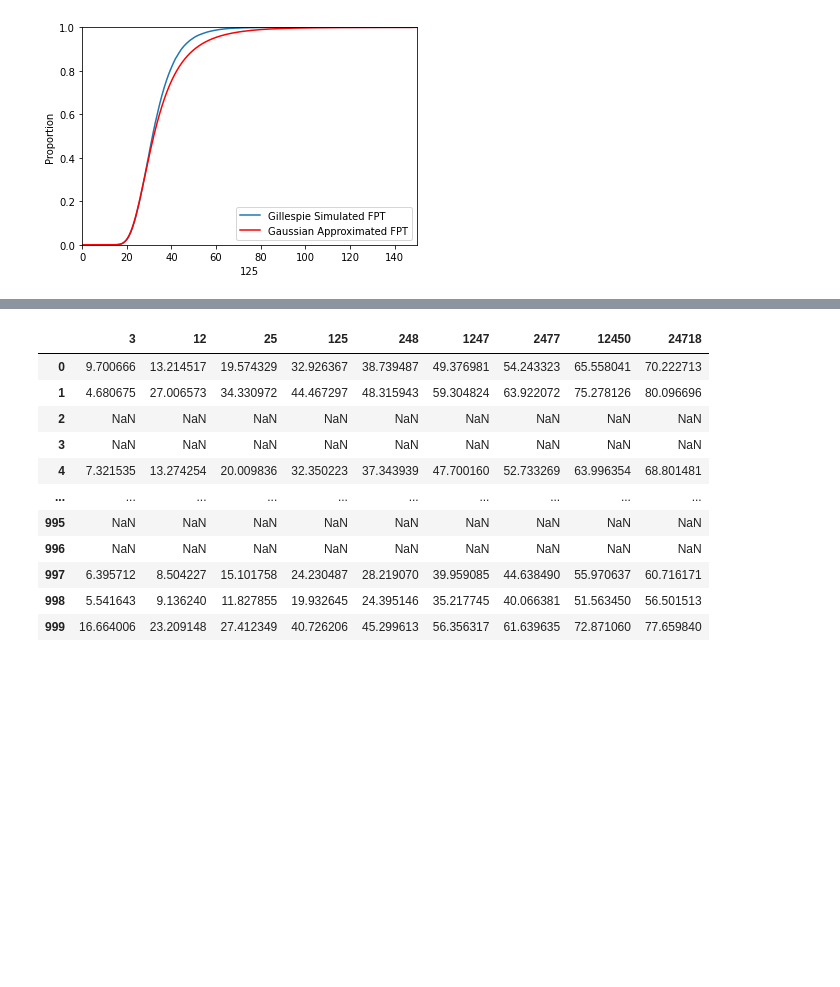
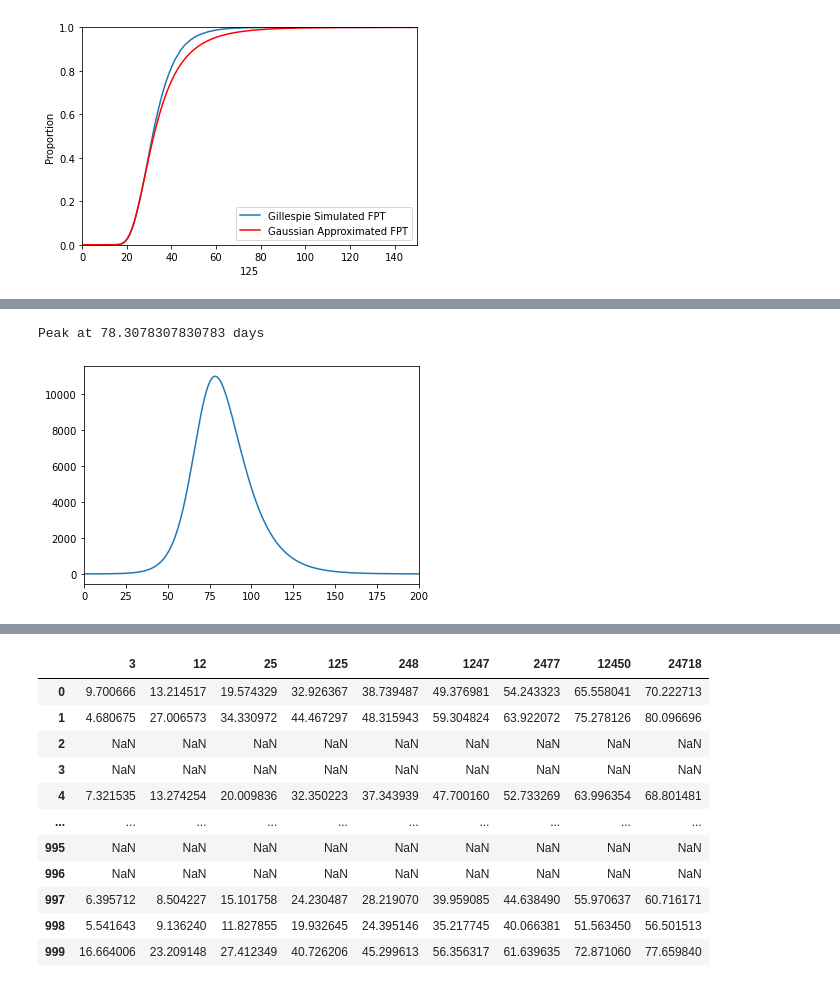
Before and after one commit to JCurran-Sebastian/FirstPassageTime_Branching, a Jupyter notebook: FirstPassageTime_Heterogeneous.ipynb, the cells around one changed output, grey strips where cells are left out. Cells and saved outputs as stored; diff of their text form; code cells hidden in the pictures; blank space fills up the shorter version.

```diff
--- a/FirstPassageTime_Heterogeneous.ipynb
+++ b/FirstPassageTime_Heterogeneous.ipynb
@@ -451,3 +472,13 @@ NameError: name 'Imax_feller' is not defined
+# %%
+inits1 = np.array((N-1, 1, R0))
+sir_curves1 = sp.integrate.odeint(sir_nov, inits1, time)
+I_curve1 = sir_curves1[:, 1]
+plt.plot(time, I_curve1)
+plt.xlim([0, 200])
+print("Peak at " + str(time[np.argmax(I_curve1)]) + " days")
+# %% [output]
+Peak at 78.3078307830783 days
+[figure, added]
 # %%
 plt.plot(time +peak_time, pdf, color = 'r', label = "Gaussian Approximated FPT")
 sns.histplot(stop_times_df2[cols[st_idx]]+ peak_time, stat = 'density', bins = 40, label = "Gillespie Simulated FPT")
```
Also changed, not shown: parts of 6 cells of this notebook, 7 other files.
